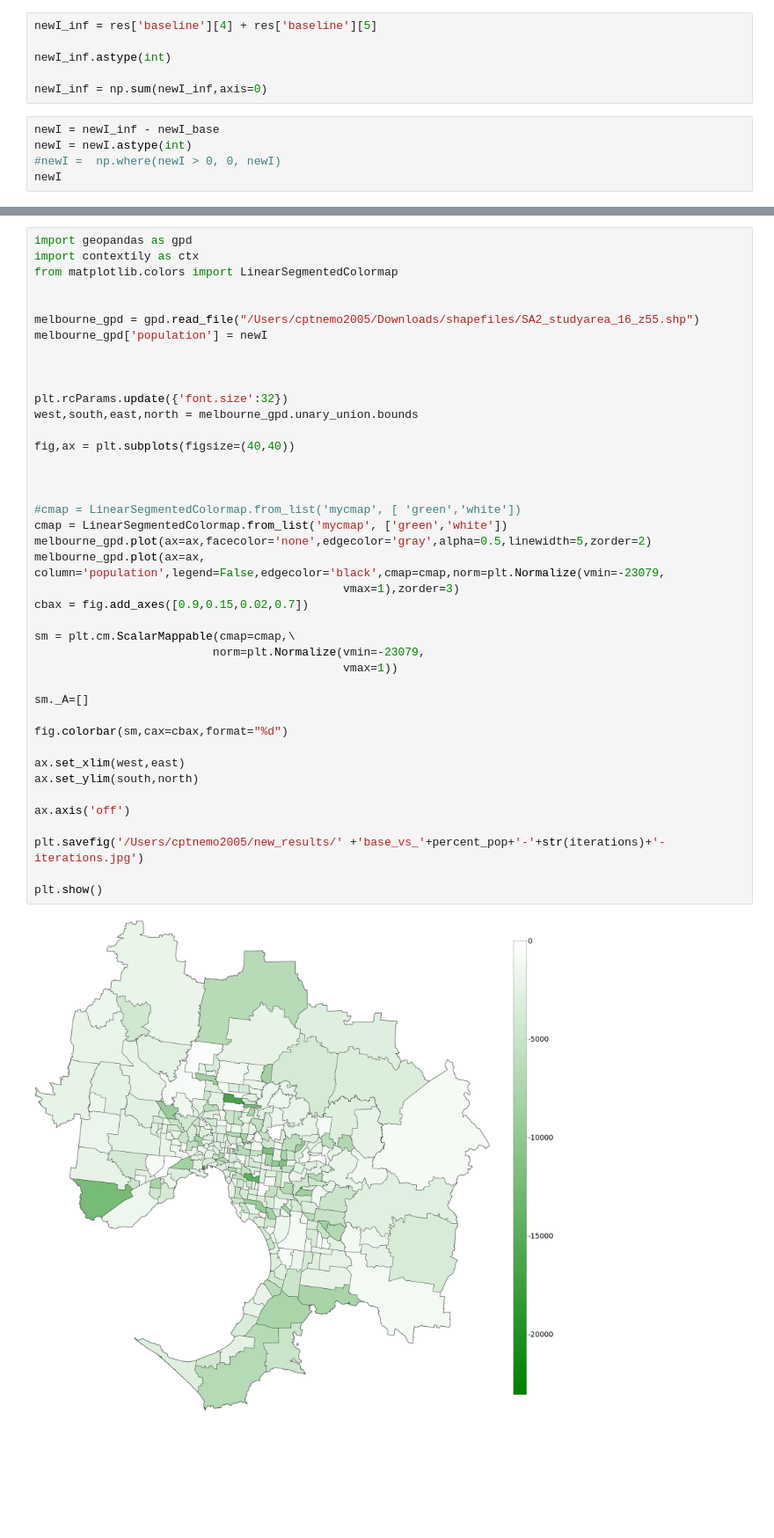
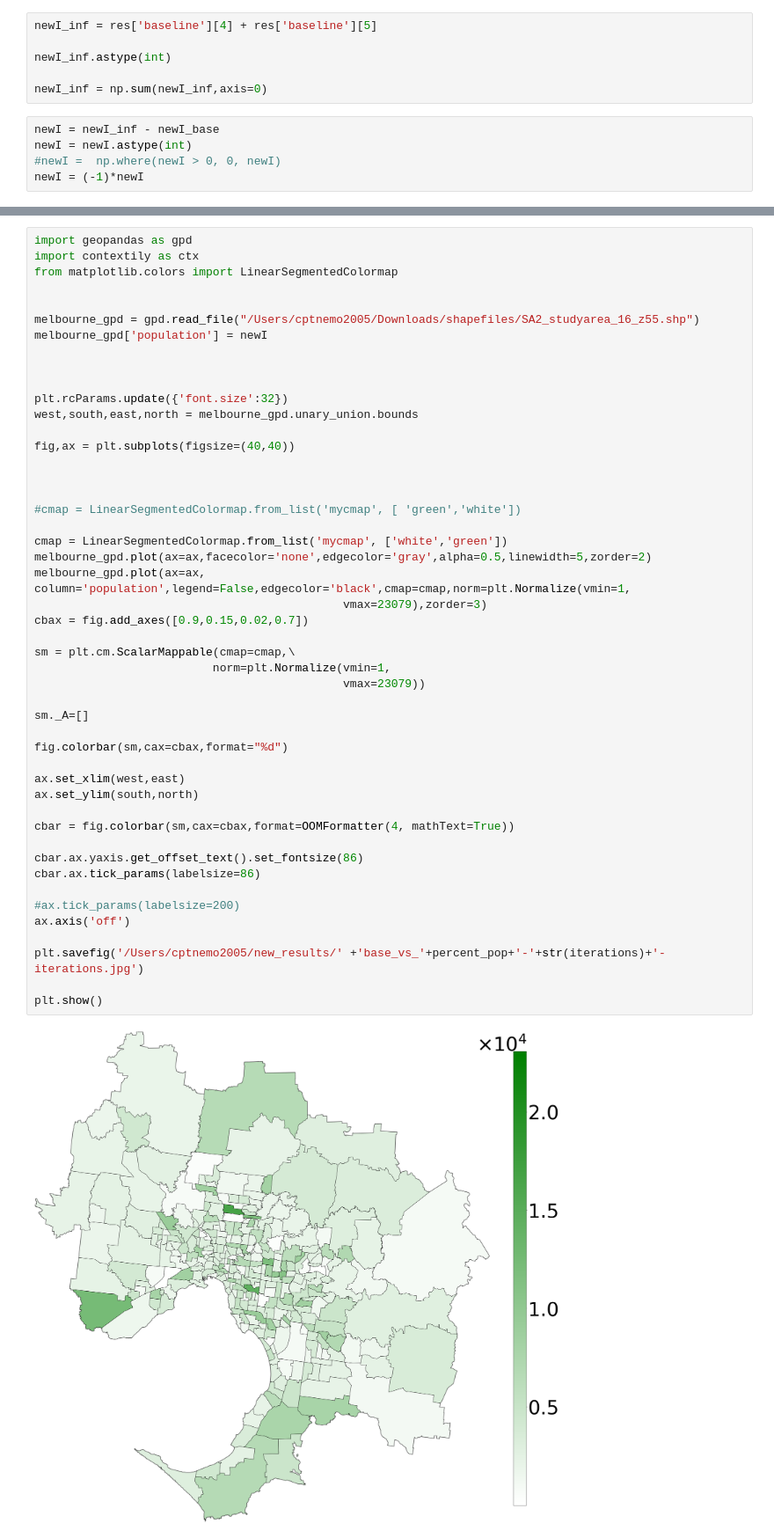
Before and after one commit to captainnemo2005/compartmentmodel, a Jupyter notebook: 5km.ipynb, the cells around one changed output, grey strips where cells are left out. Shown at 88% size. Cells and saved outputs as stored; diff of their text form; blank space fills up the shorter version.

```diff
--- a/5km.ipynb
+++ b/5km.ipynb
@@ -195,4 +195,4 @@ newI_inf = np.sum(newI_inf,axis=0)
 newI = newI_inf - newI_base
 newI = newI.astype(int)
 #newI =  np.where(newI > 0, 0, newI)
-newI
+newI = (-1)*newI
@@ -260,36 +242,43 @@ melbourne_gpd = gpd.read_file("/Users/cptnemo2005/Downloads/shapefiles/SA2_study
 melbourne_gpd['population'] = newI
 
 
 
 plt.rcParams.update({'font.size':32})
 west,south,east,north = melbourne_gpd.unary_union.bounds
 
 fig,ax = plt.subplots(figsize=(40,40))
 
 
 
 #cmap = LinearSegmentedColormap.from_list('mycmap', [ 'green','white'])
-cmap = LinearSegmentedColormap.from_list('mycmap', ['green','white'])
+
+cmap = LinearSegmentedColormap.from_list('mycmap', ['white','green'])
 melbourne_gpd.plot(ax=ax,facecolor='none',edgecolor='gray',alpha=0.5,linewidth=5,zorder=2)
-melbourne_gpd.plot(ax=ax, column='population',legend=False,edgecolor='black',cmap=cmap,norm=plt.Normalize(vmin=-23079,
-                                             vmax=1),zorder=3)
+melbourne_gpd.plot(ax=ax, column='population',legend=False,edgecolor='black',cmap=cmap,norm=plt.Normalize(vmin=1,
+                                             vmax=23079),zorder=3)
 cbax = fig.add_axes([0.9,0.15,0.02,0.7])
 
 sm = plt.cm.ScalarMappable(cmap=cmap,\
-                          norm=plt.Normalize(vmin=-23079,
-                                             vmax=1))
+                          norm=plt.Normalize(vmin=1,
+                                             vmax=23079))
 
 sm._A=[]
 
 fig.colorbar(sm,cax=cbax,format="%d")
 
 ax.set_xlim(west,east)
 ax.set_ylim(south,north)
 
+cbar = fig.colorbar(sm,cax=cbax,format=OOMFormatter(4, mathText=True))
+
+cbar.ax.yaxis.get_offset_text().set_fontsize(86)
+cbar.ax.tick_params(labelsize=86)
+
+#ax.tick_params(labelsize=200)
 ax.axis('off')
 
 plt.savefig('/Users/cptnemo2005/new_results/' +'base_vs_'+percent_pop+'-'+str(iterations)+'-iterations.jpg')
 
 plt.show()
 # %% [output]
-[figure, old version]
+[figure, new version]
```
Also changed, not shown: parts of 5 cells of this notebook, 3 other files.
